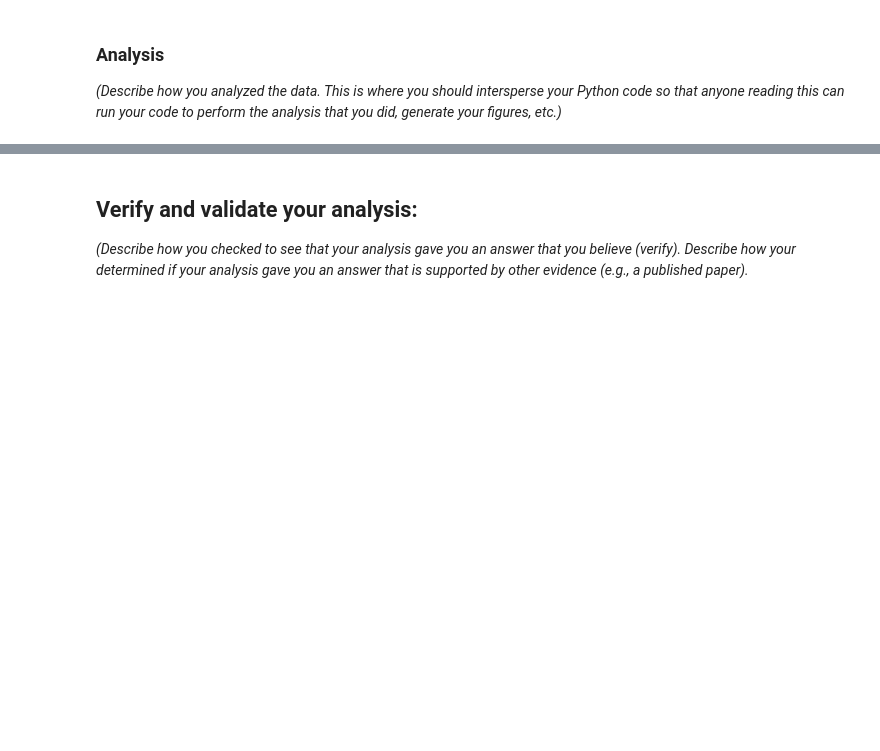
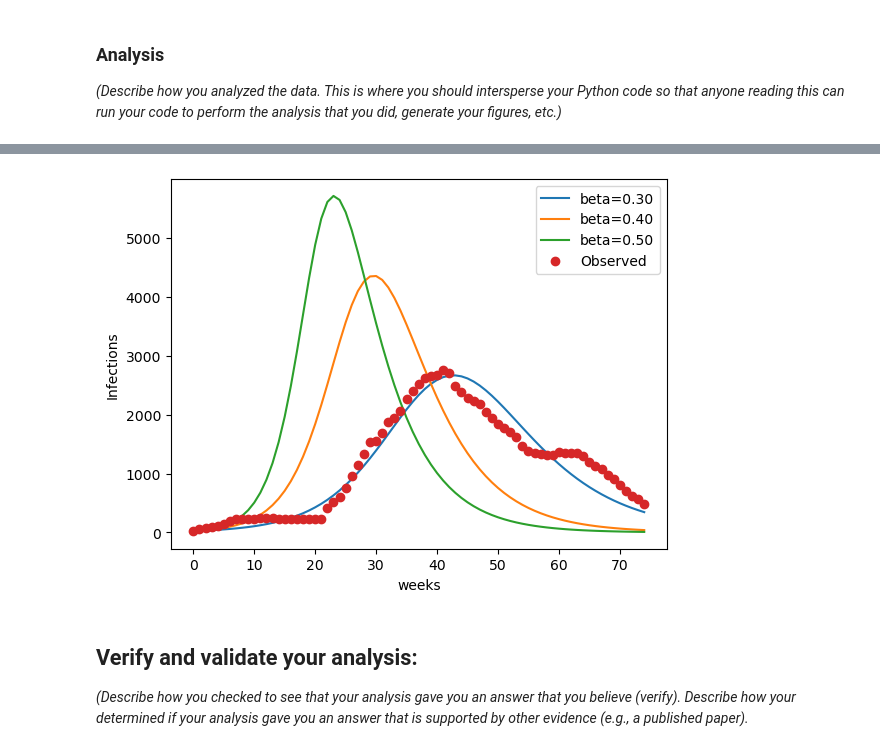
Before and after one commit to NolanNguyen9223/Module-4-Project, a Jupyter notebook: LANGER4_NGUYENhANCOCK_MODULE_4.ipynb, the cells around one changed output, grey strips where cells are left out. Saved outputs shown, nothing was run; the diff lists cells and outputs as text; code cells hidden in the pictures; blank space fills up the shorter version.

```diff
--- a/LANGER4_NGUYENhANCOCK_MODULE_4.ipynb
+++ b/LANGER4_NGUYENhANCOCK_MODULE_4.ipynb
@@ -163,3 +268,15 @@ max    2755.000000  10536.000000
+# %%
+N_demo  = 15_000
+S0_demo = N_demo - I0_obs - R0_obs
+gamma_demo = 1/7
+
+for beta_demo in [0.3, 0.4, 0.5]:
+    S_t, I_t, R_t = euler_sir(beta_demo, gamma_demo, S0_demo, I0_obs, R0_obs, t_obs, N_demo)
+    plt.plot(t_obs, I_t, label=f'beta={beta_demo:.2f}')
+plt.plot(t_obs, I_obs, 'o', label='Observed')
+plt.legend(); plt.xlabel('weeks'); plt.ylabel('Infections'); plt.show()
+# %% [output]
+[figure, added]
 # %% [markdown]
 ## Verify and validate your analysis:
 
```
Also changed, not shown: parts of 7 cells of this notebook.
